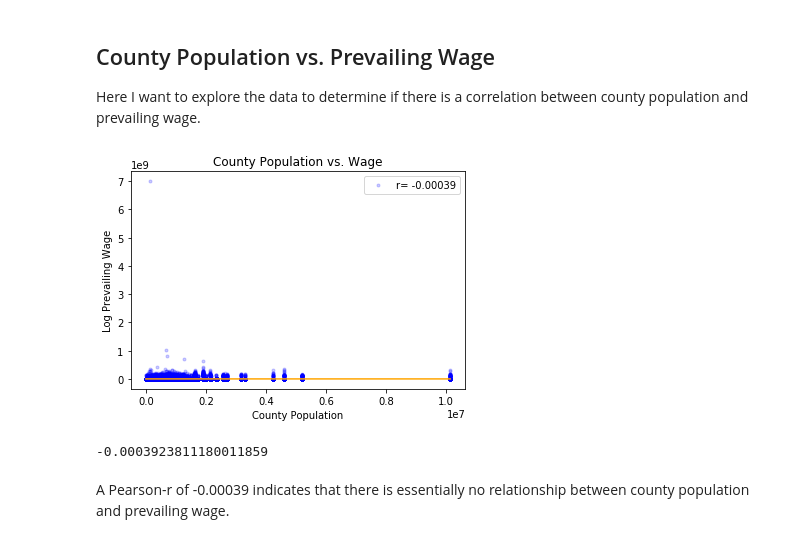
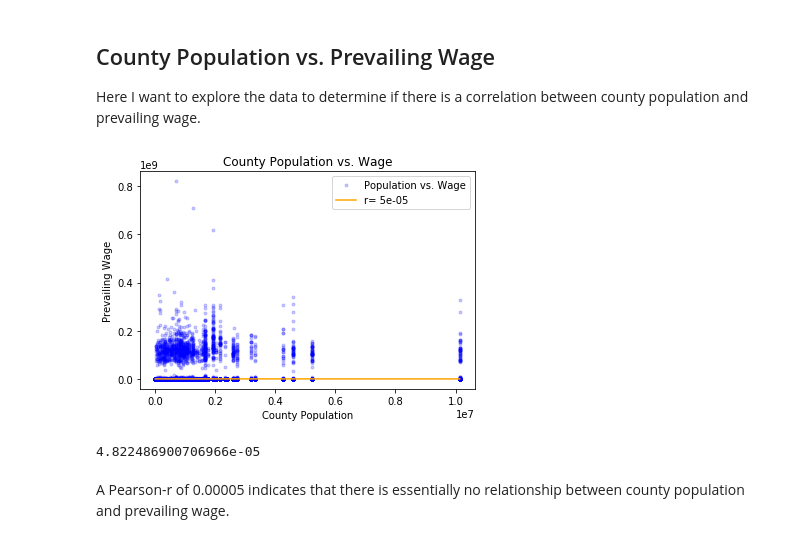
Before and after one commit to Liptoni/Springboard, a Jupyter notebook: H1B_Capstone/jupyter_notebooks/capstone1_Inf_Stats.ipynb, the cells around one changed output. Cells and saved outputs as stored; diff of their text form; code cells hidden in the pictures.

```diff
--- a/H1B_Capstone/jupyter_notebooks/capstone1_Inf_Stats.ipynb
+++ b/H1B_Capstone/jupyter_notebooks/capstone1_Inf_Stats.ipynb
@@ -209,29 +209,30 @@ def pearson_r(x_data, y_data):
     return corr_matrix[0,1]
 # %%
 #get a clean dataset for making the correlation plot
-clean_hb_census = hb_census[(hb_census.PREVAILING_WAGE.notnull()) & (hb_census.PREVAILING_WAGE != 0) & (hb_census.county_pop.notnull())]
+fltr = (hb_census.PREVAILING_WAGE.notnull()) & (hb_census.PREVAILING_WAGE != 0) & (hb_census.PREVAILING_WAGE < 1e+09) & (hb_census.county_pop.notnull())
+clean_hb_census = hb_census[fltr]
 
 #separate out the parameters
 county_pop = clean_hb_census['county_pop']
 wages = clean_hb_census['PREVAILING_WAGE']
 
 #get the least squares line and Pearson R
 pop_wage_x, pop_wage_y = get_least_squares(county_pop, wages)
 pop_wage_r = pearson_r(county_pop, wages)
 
 #make the plot
 plot_label = "r= " + str(round(pop_wage_r, 5))
 plt.xlabel('County Population')
-plt.ylabel('Log Prevailing Wage')
+plt.ylabel('Prevailing Wage')
 plt.title('County Population vs. Wage')
-plt.plot(county_pop, wages, linestyle='none', marker = '.', alpha=0.2, color='b', label=plot_label)
-plt.plot(pop_wage_x, pop_wage_y, color='orange')
+plt.plot(county_pop, wages, linestyle='none', marker = '.', alpha=0.2, color='b', label='Population vs. Wage')
+plt.plot(pop_wage_x, pop_wage_y, color='orange', label=plot_label)
 plt.legend()
 plt.show()
 
 print(pop_wage_r)
 # %% [output]
-[figure, old version]
+[figure, new version]
--0.0003923811180011859
+4.822486900706966e-05
 # %% [markdown]
-A Pearson-r of -0.00039 indicates that there is essentially no relationship between county population and prevailing wage.
+A Pearson-r of 0.00005 indicates that there is essentially no relationship between county population and prevailing wage.
```
Also changed, not shown: parts of 4 cells of this notebook, 1 other file.
